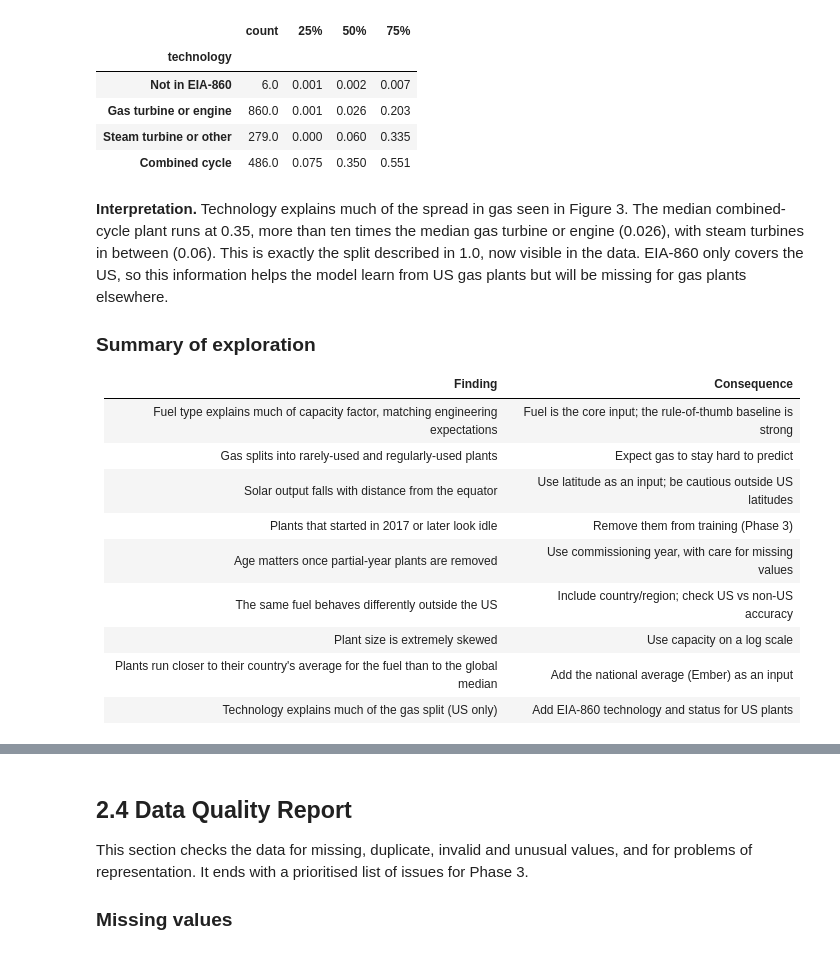
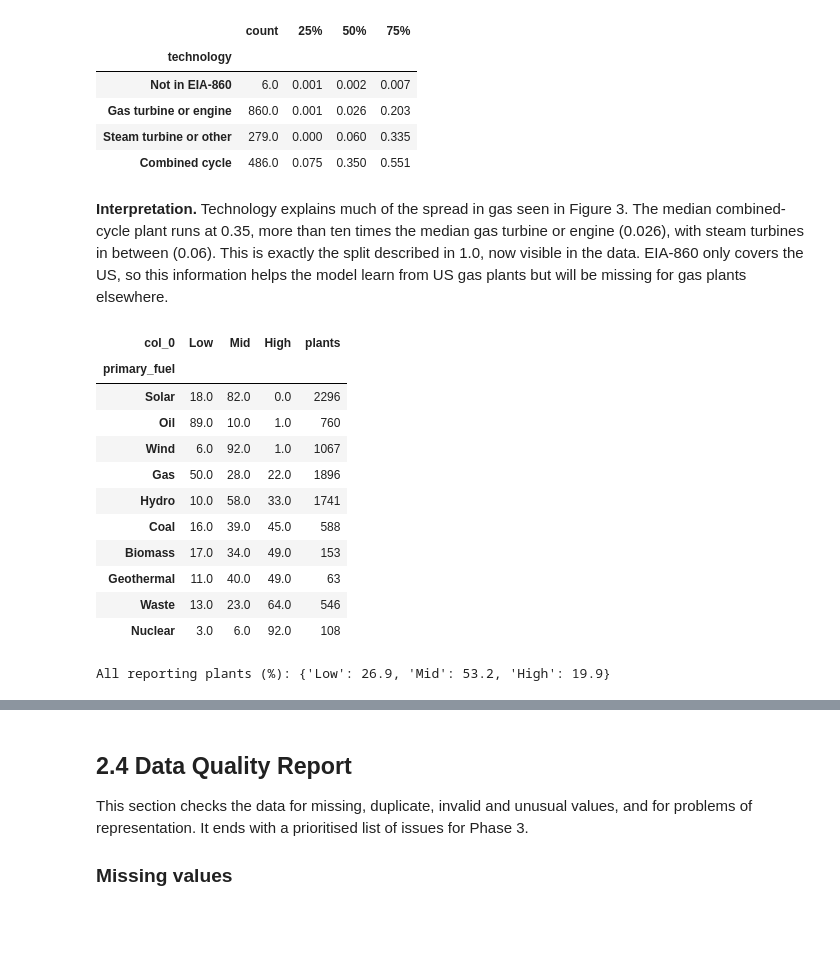
Before and after one commit to Geese4000/ca2-power-plant-analytics, a Jupyter notebook: notebooks/power_plant_capacity_factor.ipynb, the cells around one changed output, grey strips where cells are left out. Saved outputs shown, nothing was run; the diff lists cells and outputs as text; code cells hidden in the pictures; blank space fills up the shorter version.

Commit message:
Phase 2.3: role mix by fuel for Q2

```diff
--- a/notebooks/power_plant_capacity_factor.ipynb
+++ b/notebooks/power_plant_capacity_factor.ipynb
@@ -741,16 +741,30 @@ EIA-860 generators: 21,669 | plants: 8,707
 | Combined cycle | 486.0 | 0.075 | 0.350 | 0.551 |
 # %% [markdown]
 **Interpretation.** Technology explains much of the spread in gas seen in Figure 3. The median combined-cycle plant runs at 0.35, more than ten times the median gas turbine or engine (0.026), with steam turbines in between (0.06). This is exactly the split described in 1.0, now visible in the data. EIA-860 only covers the US, so this information helps the model learn from US gas plants but will be missing for gas plants elsewhere.
-
-### Summary of exploration
-| Finding | Consequence |
-| --- | --- |
-| Fuel type explains much of capacity factor, matching engineering expectations | Fuel is the core input; the rule-of-thumb baseline is strong |
-| Gas splits into rarely-used and regularly-used plants | Expect gas to stay hard to predict |
-| Solar output falls with distance from the equator | Use latitude as an input; be cautious outside US latitudes |
-| Plants that started in 2017 or later look idle | Remove them from training (Phase 3) |
-| Age matters once partial-year plants are removed | Use commissioning year, with care for missing values |
-| The same fuel behaves differently outside the US | Include country/region; check US vs non-US accuracy |
-| Plant size is extremely skewed | Use capacity on a log scale |
-| Plants run closer to their country's average for the fuel than to the global median | Add the national average (Ember) as an input |
-| Technology explains much of the gas split (US only) | Add EIA-860 technology and status for US plants |
+# %%
+# Question 2 target: each plant's role from its 2017 capacity factor (bands explained in 1.4)
+ROLES = ["Low", "Mid", "High"]
+
+def to_role(cf):
+    # Low below 0.10 (peaking, backup or idle), Mid 0.10 to just under 0.50, High 0.50 and above (baseload)
+    return pd.Series(pd.cut(np.asarray(cf, dtype=float), [-np.inf, 0.10, 0.50, np.inf], right=False,
+                            labels=ROLES)).astype(str).to_numpy()
+
+role_mix = pd.crosstab(known["primary_fuel"], to_role(known["cf"]), normalize="index")[ROLES] * 100
+role_mix["plants"] = known["primary_fuel"].value_counts()
+display(role_mix.query("plants >= 50").sort_values("High").round(0))
+print("All reporting plants (%):", (pd.Series(to_role(known["cf"])).value_counts(normalize=True)[ROLES] * 100).round(1).to_dict())
+# %% [output]
+| col_0 | Low | Mid | High | plants |
+| primary_fuel |  |  |  |  |
+| Solar | 18.0 | 82.0 | 0.0 | 2296 |
+| Oil | 89.0 | 10.0 | 1.0 | 760 |
+| Wind | 6.0 | 92.0 | 1.0 | 1067 |
+| Gas | 50.0 | 28.0 | 22.0 | 1896 |
+| Hydro | 10.0 | 58.0 | 33.0 | 1741 |
+| Coal | 16.0 | 39.0 | 45.0 | 588 |
+| Biomass | 17.0 | 34.0 | 49.0 | 153 |
+| Geothermal | 11.0 | 40.0 | 49.0 | 63 |
+| Waste | 13.0 | 23.0 | 64.0 | 546 |
+| Nuclear | 3.0 | 6.0 | 92.0 | 108 |
+All reporting plants (%): {'Low': 26.9, 'Mid': 53.2, 'High': 19.9}
```
Also changed, not shown: parts of 2 cells of this notebook.
